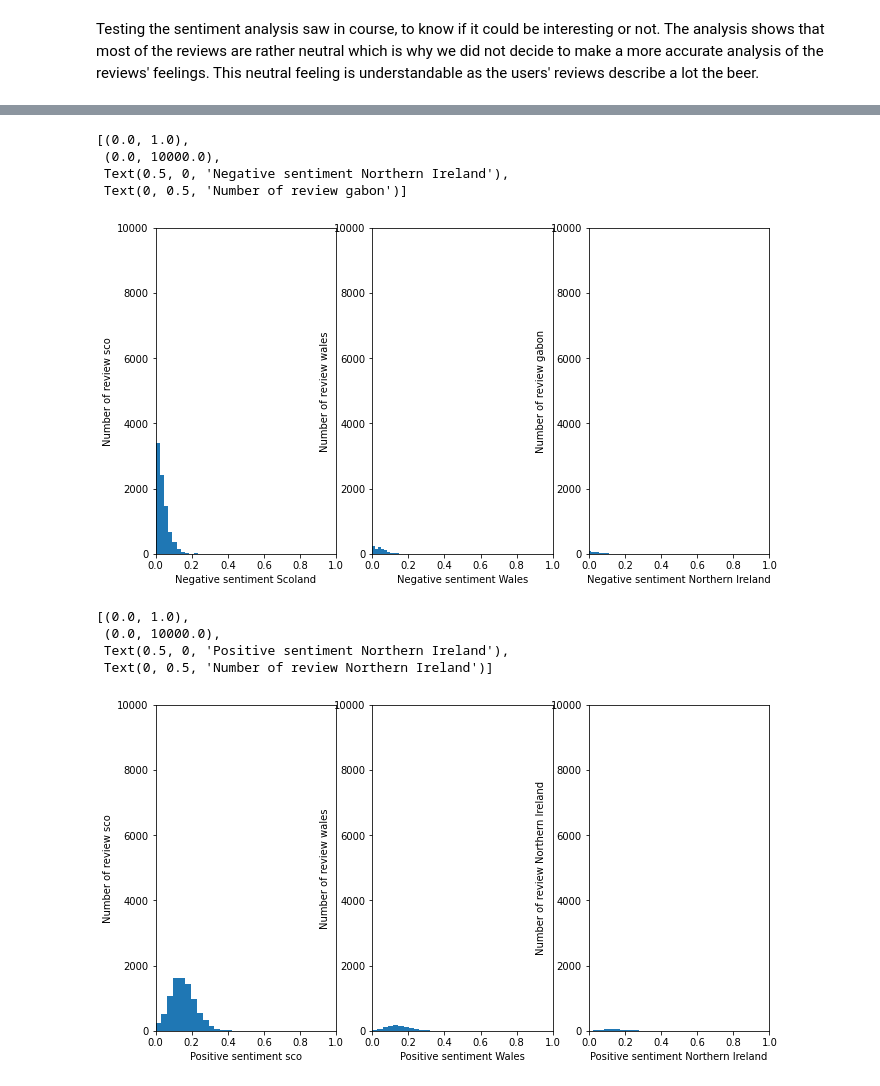
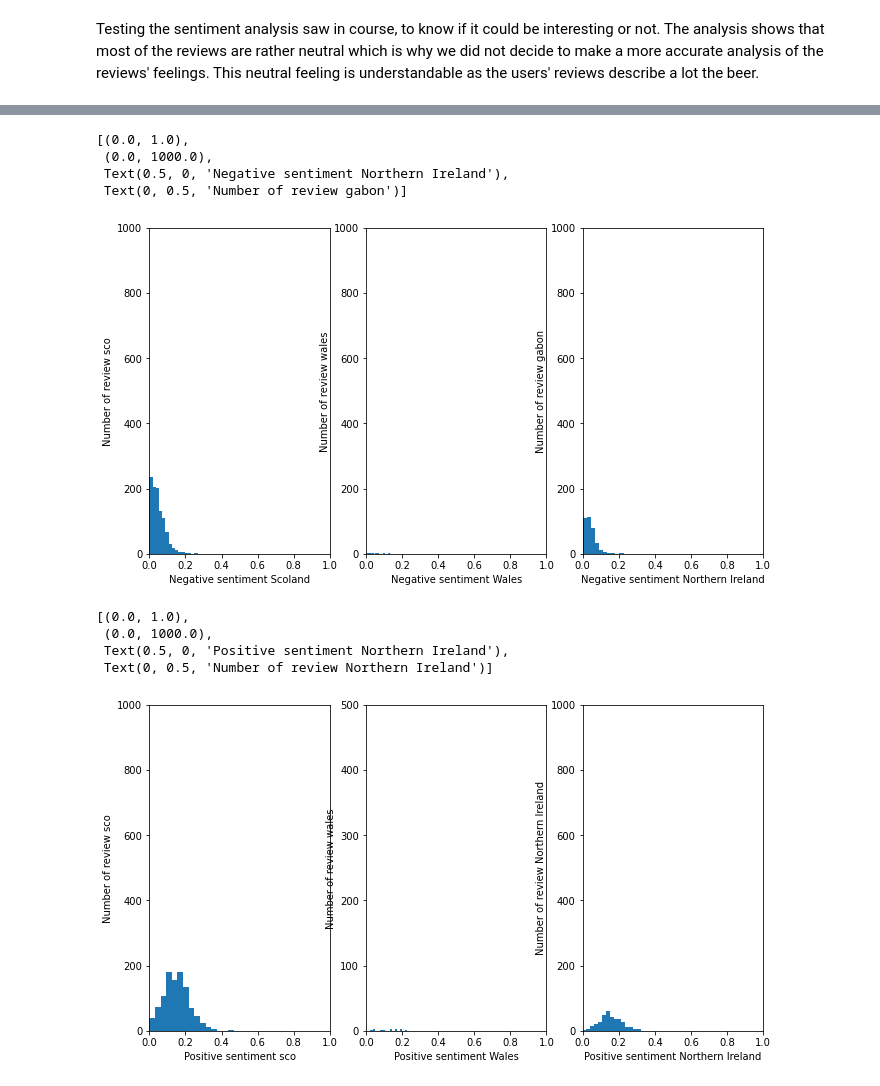
Before and after one commit to epfl-ada/ada-2022-project-hotchocolate, a Jupyter notebook: happyness.ipynb, the cells around one changed output, grey strips where cells are left out. Cells and saved outputs as stored; diff of their text form; code cells hidden in the pictures.

```diff
--- a/happyness.ipynb
+++ b/happyness.ipynb
@@ -174,12 +134,3 @@ df_final_adv.sort_values(by = 'pos_words',  ascending=False).head(n= 25)
 | 17 | 2.065294 | 3.802863 | 3982 | Spain |
 # %% [markdown]
 ## Positive and negatifs words analysis on 100k data
-# %%
-books = list()
-
-for book_file in os.listdir(advBeer_root):
-    if "reviews.txt" in book_file:
-        if not "gz"in book_file:
-            print(book_file)
-            with codecs.open(os.path.join(advBeer_root,book_file),encoding="utf8") as f:
-                books.append(f.read())
@@ -215,7 +145,7 @@ with open(advBeer_root +'reviews.txt', encoding='utf-8') as f:
             continue
 
         if line.startswith('user_id'):
-            user_id = line[8:]
+            user_id = line[9:]
             continue
 
         if line.startswith('text'):
@@ -225,6 +155,6 @@ with open(advBeer_root +'reviews.txt', encoding='utf-8') as f:
 
 
 df_reviews_adv = pd.DataFrame(data, columns=["beer_id", "user_id", "review"])
-df_reviews_adv_low = df_reviews_adv.iloc[:100000, :]
+df_reviews_adv_low = df_reviews_adv.iloc[:30000, :]
 print(df_reviews_adv_low.shape)
 # %% [output]
@@ -339,7 +380,7 @@ plt.tight_layout()
 # %%
-df_rev_low_sco = df_reviews_adv_low.loc[df_rev_low['location'] == 'Scotland',:]
-df_rev_low_wal = df_reviews_adv_low.loc[df_rev_low['location'] == 'Wales',:]
-df_rev_low_ir = df_reviews_adv_low.loc[df_rev_low['location'] == 'Northern Ireland',:]
+df_rev_low_sco = df_reviews_adv_low.loc[df_reviews_adv_low['location'] == 'Scotland',:]
+df_rev_low_wal = df_reviews_adv_low.loc[df_reviews_adv_low['location'] == 'Wales',:]
+df_rev_low_ir = df_reviews_adv_low.loc[df_reviews_adv_low['location'] == 'Northern Ireland',:]
 # %%
 plt.close('all')
 fig = plt.figure(figsize=(11,6))
@@ -351,51 +392,51 @@ ax3 = plt.subplot(133)
 negative_sent = []
 [negative_sent.append(analyzer.polarity_scores(sent)['neg']) for sent in df_rev_low_sco.review]
 ax1.hist(negative_sent,bins=15)
-ax1.set(xlim = [0,1], ylim = [0,ROW] , xlabel='Negative sentiment Scoland', ylabel = 'Number of review sco')
+ax1.set(xlim = [0,1], ylim = [0,1000] , xlabel='Negative sentiment Scoland', ylabel = 'Number of review sco')
 
 negative_sent = []
 [negative_sent.append(analyzer.polarity_scores(sent)['neg']) for sent in df_rev_low_wal.review]
 ax2.hist(negative_sent,bins=15)
-ax2.set(xlim = [0,1], ylim = [0,ROW] , xlabel='Negative sentiment Wales', ylabel = 'Number of review wales')
+ax2.set(xlim = [0,1], ylim = [0,500] , xlabel='Negative sentiment Wales', ylabel = 'Number of review wales')
 
 negative_sent = []
 [negative_sent.append(analyzer.polarity_scores(sent)['neg']) for sent in df_rev_low_ir.review]
-ax3.hist(negative_sent,bins=15)
-ax3.set(xlim = [0,1], ylim = [0,ROW] , xlabel='Negative sentiment Northern Ireland', ylabel = 'Number of review gabon')
+ax3.hist(negative_sent,bins=10)
+ax3.set(xlim = [0,1], ylim = [0,1000] , xlabel='Negative sentiment Northern Ireland', ylabel = 'Number of review gabon')
 # %% [output]
 [(0.0, 1.0),
- (0.0, 10000.0),
+ (0.0, 1000.0),
  Text(0.5, 0, 'Negative sentiment Northern Ireland'),
  Text(0, 0.5, 'Number of review gabon')]
-[figure, old version]
+[figure, new version]
 # %%
 plt.close('all')
 fig2 = plt.figure(figsize=(11,6))
 
 ax1 = plt.subplot(131)
 ax2 = plt.subplot(132)
 ax3 = plt.subplot(133)
 
 positive_sent = []
 [positive_sent.append(analyzer.polarity_scores(sent)['pos']) for sent in df_rev_low_sco.review]
 ax1.hist(positive_sent,bins=15)
-ax1.set(xlim = [0,1], ylim = [0,ROW] , xlabel='Positive sentiment sco', ylabel = 'Number of review sco')
+ax1.set(xlim = [0,1], ylim = [0,1000] , xlabel='Positive sentiment sco', ylabel = 'Number of review sco')
 
 positive_sent=[]
 [positive_sent.append(analyzer.polarity_scores(sent)['pos']) for sent in df_rev_low_wal.review]
 ax2.hist(positive_sent,bins=15)
-ax2.set(xlim = [0,1], ylim = [0,ROW] , xlabel='Positive sentiment Wales', ylabel = 'Number of review wales')
+ax2.set(xlim = [0,1], ylim = [0,500] , xlabel='Positive sentiment Wales', ylabel = 'Number of review wales')
 
 positive_sent=[]
 [positive_sent.append(analyzer.polarity_scores(sent)['pos']) for sent in df_rev_low_ir.review]
 ax3.hist(positive_sent,bins=15)
-ax3.set(xlim = [0,1], ylim = [0,ROW] , xlabel='Positive sentiment Northern Ireland', ylabel = 'Number of review Northern Ireland')
+ax3.set(xlim = [0,1], ylim = [0,1000] , xlabel='Positive sentiment Northern Ireland', ylabel = 'Number of review Northern Ireland')
 # %% [output]
 [(0.0, 1.0),
- (0.0, 10000.0),
+ (0.0, 1000.0),
  Text(0.5, 0, 'Positive sentiment Northern Ireland'),
  Text(0, 0.5, 'Number of review Northern Ireland')]
-[figure, old version]
+[figure, new version]
 # %%
 plt.close('all')
 fig2 = plt.figure(figsize=(11,6))
```
Also changed, not shown: parts of 26 cells of this notebook, 1 other file.
